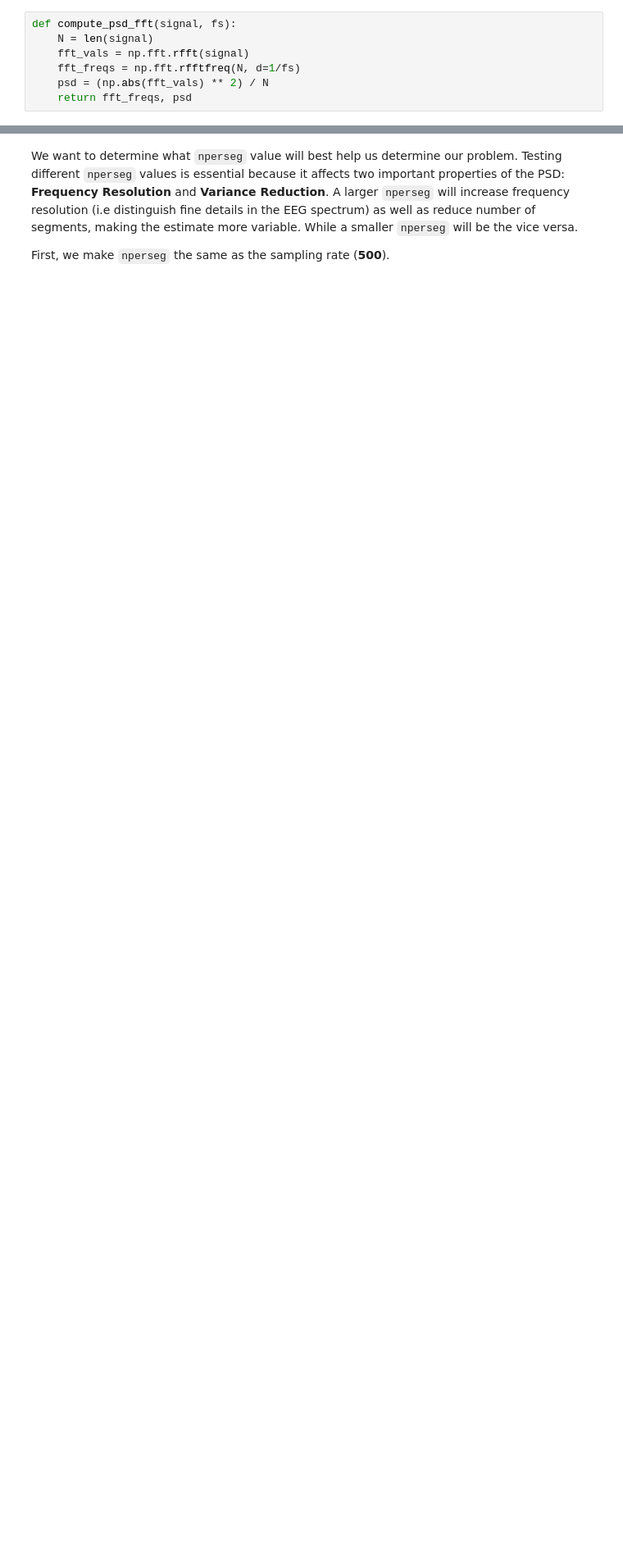
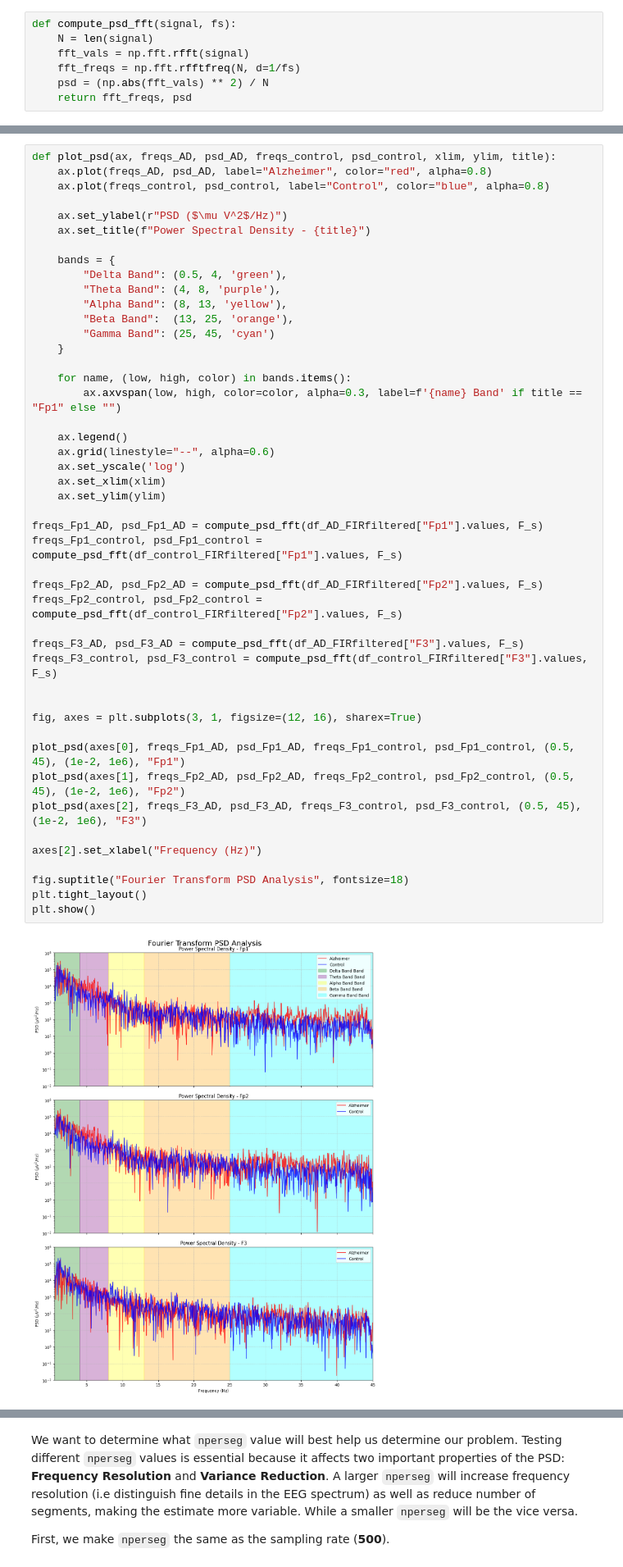
Before and after one commit to Aaron3963/COGS118C_Project, a Jupyter notebook: project.ipynb, the cells around one changed output, grey strips where cells are left out. Shown at 82% size. Drawn from its saved outputs; the diff is of its cells as text; blank space fills up the shorter version.

```diff
--- a/project.ipynb
+++ b/project.ipynb
@@ -256,3 +210,51 @@ plt.show()
+# %%
+def plot_psd(ax, freqs_AD, psd_AD, freqs_control, psd_control, xlim, ylim, title):
+    ax.plot(freqs_AD, psd_AD, label="Alzheimer", color="red", alpha=0.8)
+    ax.plot(freqs_control, psd_control, label="Control", color="blue", alpha=0.8)
+
+    ax.set_ylabel(r"PSD ($\mu V^2$/Hz)")
+    ax.set_title(f"Power Spectral Density - {title}")
+
+    bands = {
+        "Delta Band": (0.5, 4, 'green'),
+        "Theta Band": (4, 8, 'purple'),
+        "Alpha Band": (8, 13, 'yellow'),
+        "Beta Band":  (13, 25, 'orange'),
+        "Gamma Band": (25, 45, 'cyan')
+    }
+
+    for name, (low, high, color) in bands.items():
+        ax.axvspan(low, high, color=color, alpha=0.3, label=f'{name} Band' if title == "Fp1" else "")
+
+    ax.legend()
+    ax.grid(linestyle="--", alpha=0.6)
+    ax.set_yscale('log')
+    ax.set_xlim(xlim)
+    ax.set_ylim(ylim)
+
+freqs_Fp1_AD, psd_Fp1_AD = compute_psd_fft(df_AD_FIRfiltered["Fp1"].values, F_s)
+freqs_Fp1_control, psd_Fp1_control = compute_psd_fft(df_control_FIRfiltered["Fp1"].values, F_s)
+
+freqs_Fp2_AD, psd_Fp2_AD = compute_psd_fft(df_AD_FIRfiltered["Fp2"].values, F_s)
+freqs_Fp2_control, psd_Fp2_control = compute_psd_fft(df_control_FIRfiltered["Fp2"].values, F_s)
+
+freqs_F3_AD, psd_F3_AD = compute_psd_fft(df_AD_FIRfiltered["F3"].values, F_s)
+freqs_F3_control, psd_F3_control = compute_psd_fft(df_control_FIRfiltered["F3"].values, F_s)
+
+
+fig, axes = plt.subplots(3, 1, figsize=(12, 16), sharex=True)
+
+plot_psd(axes[0], freqs_Fp1_AD, psd_Fp1_AD, freqs_Fp1_control, psd_Fp1_control, (0.5, 45), (1e-2, 1e6), "Fp1")
+plot_psd(axes[1], freqs_Fp2_AD, psd_Fp2_AD, freqs_Fp2_control, psd_Fp2_control, (0.5, 45), (1e-2, 1e6), "Fp2")
+plot_psd(axes[2], freqs_F3_AD, psd_F3_AD, freqs_F3_control, psd_F3_control, (0.5, 45), (1e-2, 1e6), "F3")
+
+axes[2].set_xlabel("Frequency (Hz)")
+
+fig.suptitle("Fourier Transform PSD Analysis", fontsize=18)
+plt.tight_layout()
+plt.show()
+# %% [output]
+[figure, added]
 # %% [markdown]
 ## Welch's Method
 
```
Also changed, not shown: parts of 6 cells of this notebook.
